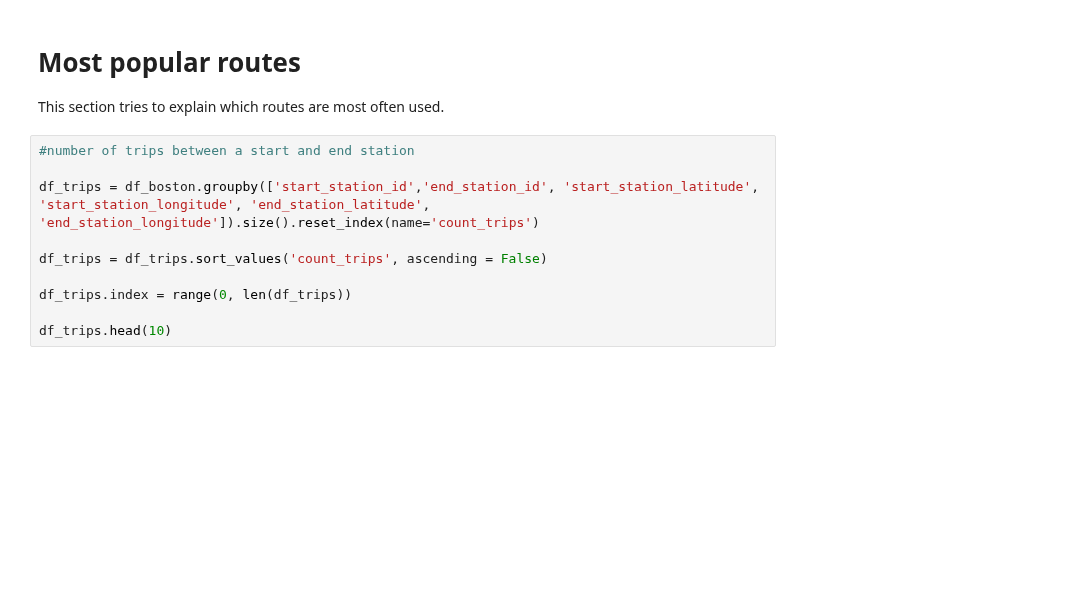
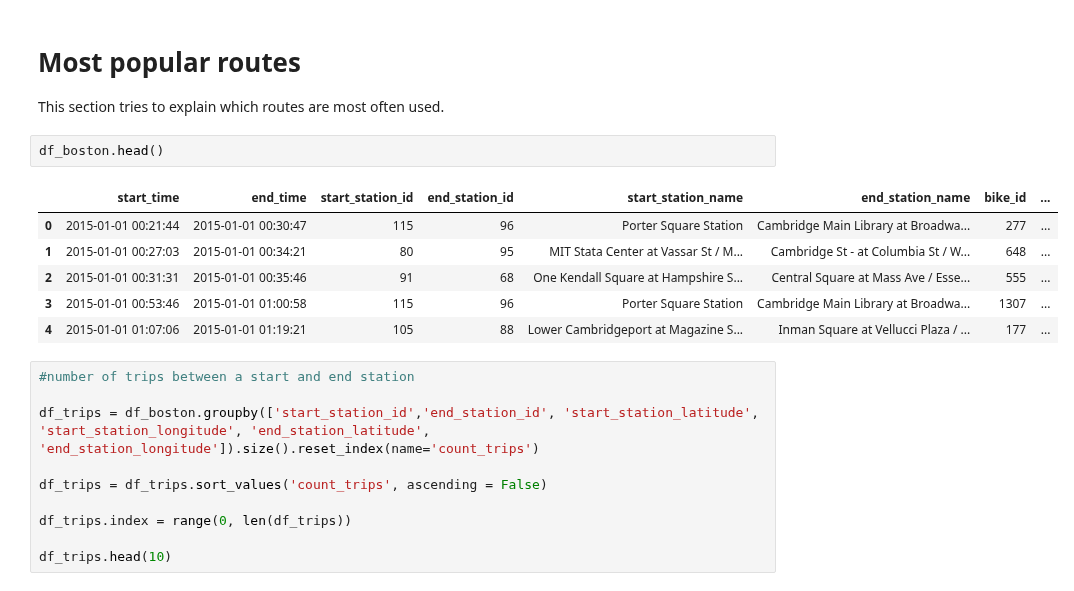
Before and after one commit to RavenRudi/AA_Group16, a Jupyter notebook: geographical_demand.ipynb, the cells around one changed output. Cells and saved outputs as stored; diff of their text form; blank space fills up the shorter version.

```diff
--- a/geographical_demand.ipynb
+++ b/geographical_demand.ipynb
@@ -118,6 +118,15 @@ m
 # %% [markdown]
 # Most popular routes
 This section tries to explain which routes are most often used.
+# %%
+df_boston.head()
+# %% [output]
+|  | start_time | end_time | start_station_id | end_station_id | start_station_name | end_station_name | bike_id | ... |
+| 0 | 2015-01-01 00:21:44 | 2015-01-01 00:30:47 | 115 | 96 | Porter Square Station | Cambridge Main Library at Broadwa... | 277 | ... |
+| 1 | 2015-01-01 00:27:03 | 2015-01-01 00:34:21 | 80 | 95 | MIT Stata Center at Vassar St / M... | Cambridge St - at Columbia St / W... | 648 | ... |
+| 2 | 2015-01-01 00:31:31 | 2015-01-01 00:35:46 | 91 | 68 | One Kendall Square at Hampshire S... | Central Square at Mass Ave / Esse... | 555 | ... |
+| 3 | 2015-01-01 00:53:46 | 2015-01-01 01:00:58 | 115 | 96 | Porter Square Station | Cambridge Main Library at Broadwa... | 1307 | ... |
+| 4 | 2015-01-01 01:07:06 | 2015-01-01 01:19:21 | 105 | 88 | Lower Cambridgeport at Magazine S... | Inman Square at Vellucci Plaza / ... | 177 | ... |
 # %%
 #number of trips between a start and end station
 
```
Also changed, not shown: parts of 3 cells of this notebook.
